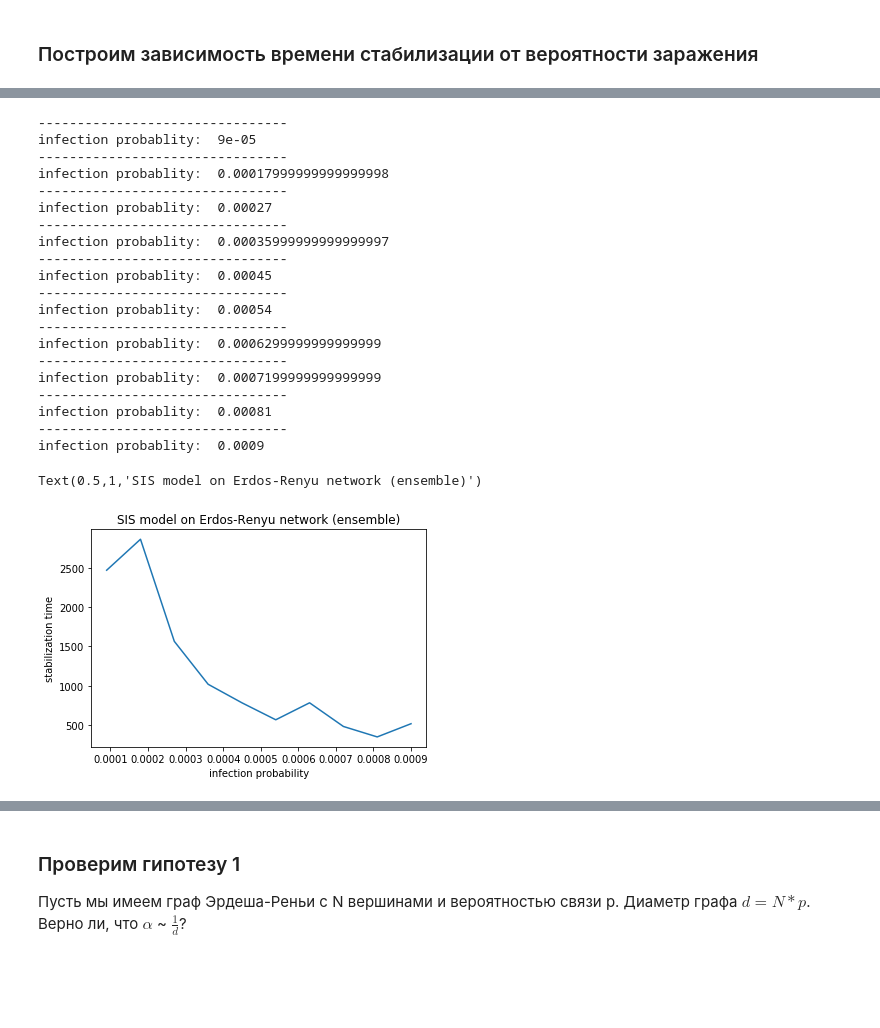
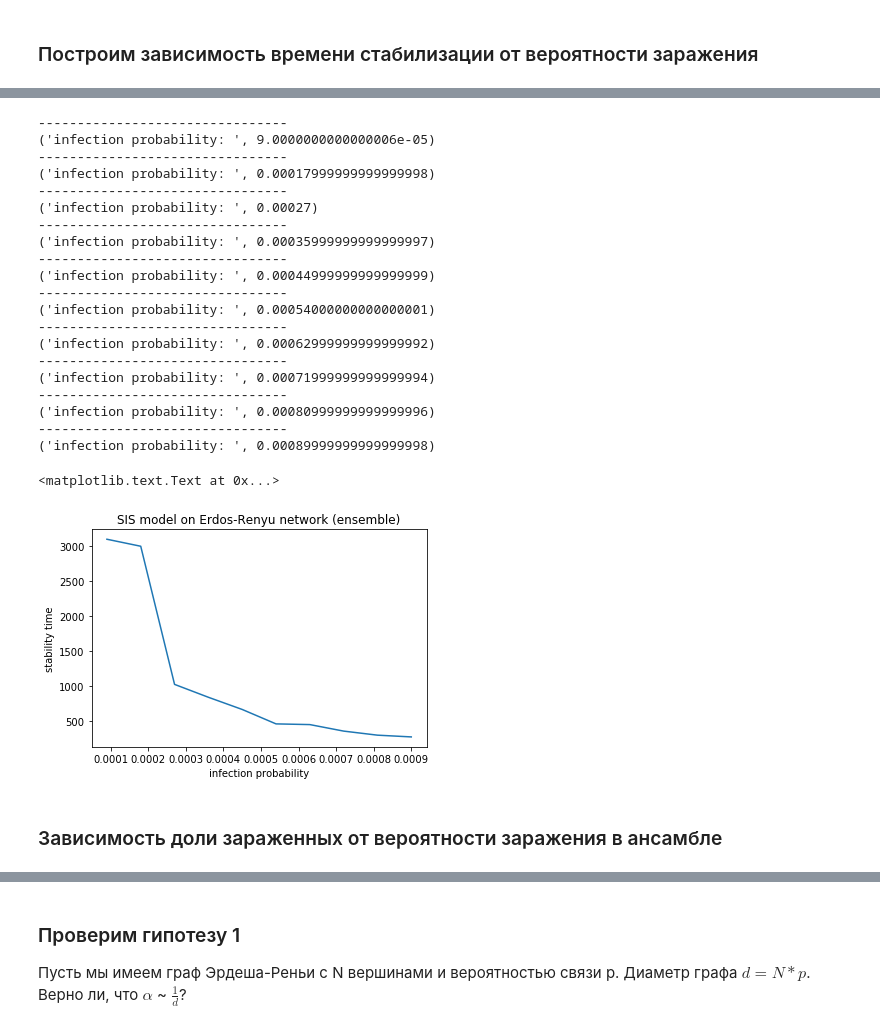
Before and after one commit to tsyrendylykova/multilayerNetwork, a Jupyter notebook: Senior thesis. Hypotheses 1.ipynb, the cells around one changed output, grey strips where cells are left out. Cells and saved outputs as stored; diff of their text form; code cells hidden in the pictures; blank space fills up the shorter version.

```diff
--- a/Senior thesis. Hypotheses 1.ipynb
+++ b/Senior thesis. Hypotheses 1.ipynb
@@ -82,6 +83,7 @@ Text(0.5,0,'time')
 # %%
 def get_stability_time(inf_frac, num_steps, interval, eps, threshold):
     count = 0
+    stab_time = 0
     for i, j in zip(range(0, num_steps - interval, 1), range(interval, num_steps, 1)):
         if abs(inf_frac[j] - inf_frac[i]) < eps:
             count += 1
@@ -180,6 +182,13 @@ get_stability_time(avrg_inf, 5000, 500, 0.1, 1)
 348
 # %% [markdown]
 ### Построим зависимость времени стабилизации от вероятности заражения
+# %%
+network_arr = np.arange(10)
+N = 1000
+p = 0.05
+G_ensemble = []
+for _ in network_arr:
+    G_ensemble.append(nx.erdos_renyi_graph(N, p))
 # %%
 p_inf_arr = np.linspace(0.00009, 0.0009, 10)
 p_inf_arr
@@ -189,46 +200,55 @@ array([9.0e-05, 1.8e-04, 2.7e-04, 3.6e-04, 4.5e-04, 5.4e-04, 6.3e-04,
 # %%
 t_stab = []
+infection_avrg = []
+infection_std = []
+infection_array = []
 for prob in p_inf_arr:
     print("--------------------------------")
-    print("infection probablity: ", prob)
+    print("infection probability: ", prob)
 
     inf_array = []
     exSIS_Network = Model(susc=997, inf=3, rec=0, inf_prob=prob, susc_prob=0.005)
     for g in G_ensemble:
         inf, susc = exSIS_Network.create_SIS_on_Network(g)
         inf_array.append(inf)
+    infection_array.append(inf_array)
     ens_inf = np.stack((inf_array), axis=-1)
     avrg_inf = [np.mean(lst) for lst in ens_inf]
+    std_inf = [np.std(lst) for lst in ens_inf]
 
-    stab_time = get_stability_time(avrg_inf, 5000, 500, 0.1, 1)
+    stab_time = get_stability_time(avrg_inf, 5000, 50, 1, 1)
     t_stab.append(stab_time)
+    infection_avrg.append(avrg_inf)
+    infection_std.append(std_inf)
 # %% [output]
 --------------------------------
-infection probablity:  9e-05
+('infection probability: ', 9.0000000000000006e-05)
 --------------------------------
-infection probablity:  0.00017999999999999998
+('infection probability: ', 0.00017999999999999998)
 --------------------------------
-infection probablity:  0.00027
+('infection probability: ', 0.00027)
 --------------------------------
-infection probablity:  0.00035999999999999997
+('infection probability: ', 0.00035999999999999997)
 --------------------------------
-infection probablity:  0.00045
+('infection probability: ', 0.00044999999999999999)
 --------------------------------
-infection probablity:  0.00054
+('infection probability: ', 0.00054000000000000001)
 --------------------------------
-infection probablity:  0.0006299999999999999
+('infection probability: ', 0.00062999999999999992)
 --------------------------------
-infection probablity:  0.0007199999999999999
+('infection probability: ', 0.00071999999999999994)
 --------------------------------
-infection probablity:  0.00081
+('infection probability: ', 0.00080999999999999996)
 --------------------------------
-infection probablity:  0.0009
+('infection probability: ', 0.00089999999999999998)
 # %%
 f = plt.figure()
 plt.plot(p_inf_arr, t_stab)
 plt.xlabel('infection probability')
-plt.ylabel('stabilization time')
+plt.ylabel('stability time')
 plt.title('SIS model on Erdos-Renyu network (ensemble)')
 # %% [output]
-Text(0.5,1,'SIS model on Erdos-Renyu network (ensemble)')
+<matplotlib.text.Text at 0x...>
-[figure, old version]
+[figure, new version]
+# %% [markdown]
+### Зависимость доли зараженных от вероятности заражения в ансамбле
```
Also changed, not shown: parts of 6 cells of this notebook.
